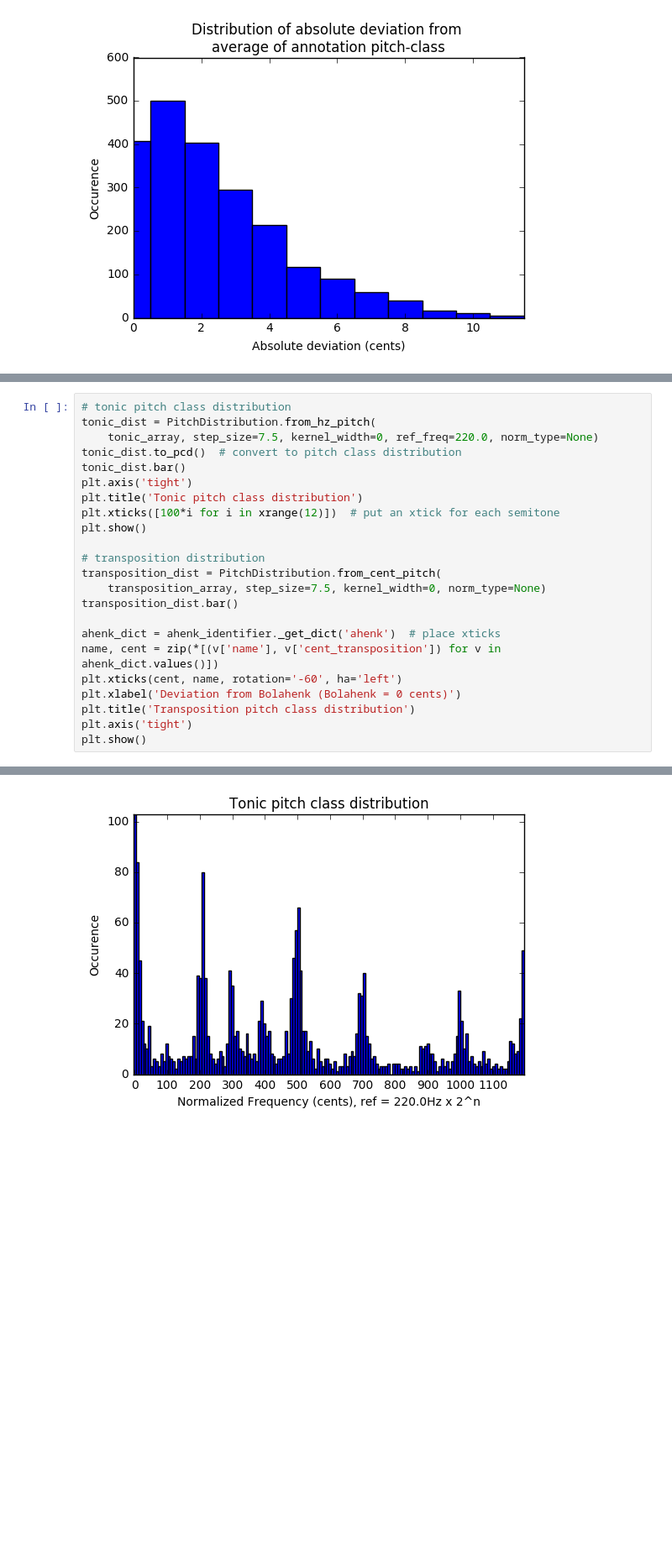
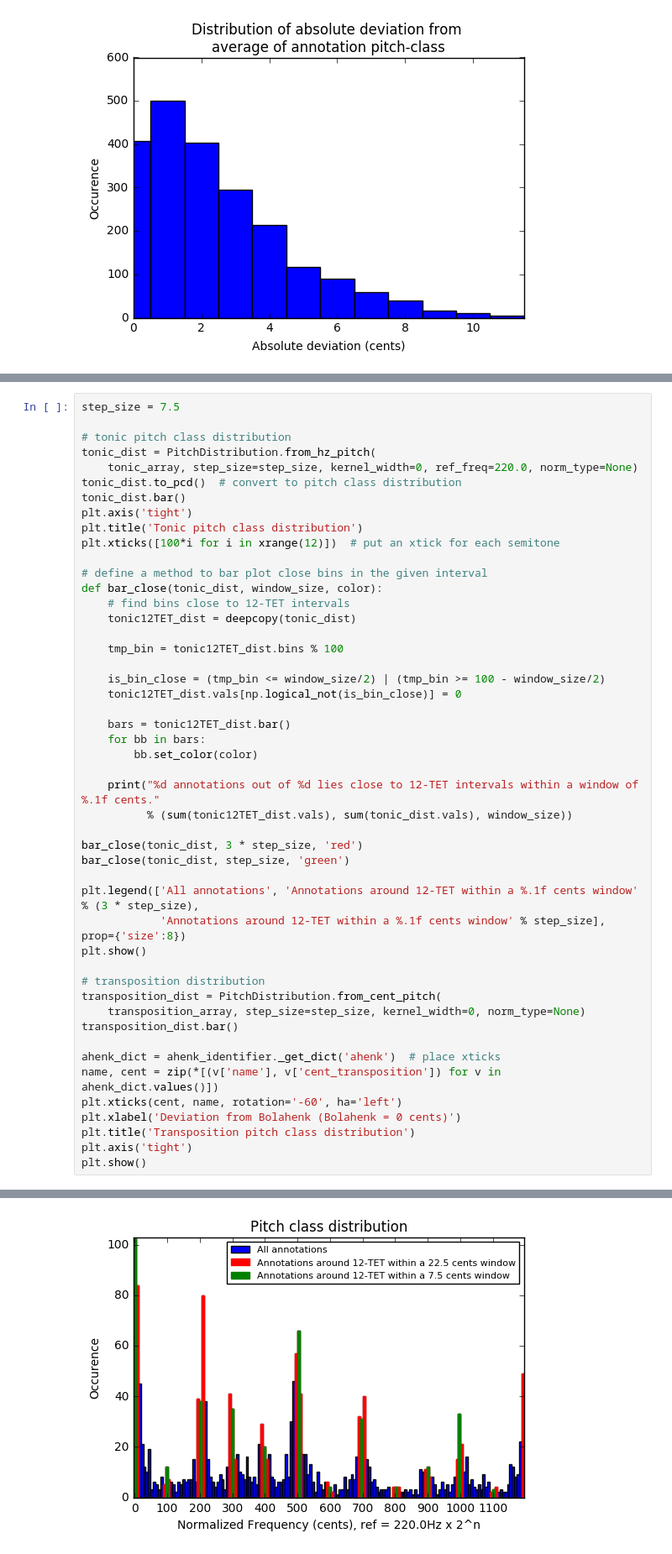
Before and after one commit to MTG/otmm_tonic_dataset, a Jupyter notebook: extras/statistics.ipynb, the cells around one changed output, grey strips where cells are left out. Shown at 84% size. Cells and saved outputs as stored; diff of their text form; blank space fills up the shorter version.

Commit message:
Reporting annotations around 12TET in statistics.ipynb

```diff
--- a/extras/statistics.ipynb
+++ b/extras/statistics.ipynb
@@ -138,17 +145,42 @@ Finally, we plot the distribution of tonic pitch classes and their transposition
 # %%
+step_size = 7.5
+
 # tonic pitch class distribution
 tonic_dist = PitchDistribution.from_hz_pitch(
-    tonic_array, step_size=7.5, kernel_width=0, ref_freq=220.0, norm_type=None)
+    tonic_array, step_size=step_size, kernel_width=0, ref_freq=220.0, norm_type=None)
 tonic_dist.to_pcd()  # convert to pitch class distribution
 tonic_dist.bar()
 plt.axis('tight')
 plt.title('Tonic pitch class distribution')
 plt.xticks([100*i for i in xrange(12)])  # put an xtick for each semitone
+
+# define a method to bar plot close bins in the given interval
+def bar_close(tonic_dist, window_size, color):
+    # find bins close to 12-TET intervals
+    tonic12TET_dist = deepcopy(tonic_dist)
+
+    tmp_bin = tonic12TET_dist.bins % 100
+
+    is_bin_close = (tmp_bin <= window_size/2) | (tmp_bin >= 100 - window_size/2)
+    tonic12TET_dist.vals[np.logical_not(is_bin_close)] = 0
+
+    bars = tonic12TET_dist.bar()
+    for bb in bars:
+        bb.set_color(color)
+
+    print("%d annotations out of %d lies close to 12-TET intervals within a window of %.1f cents."
+          % (sum(tonic12TET_dist.vals), sum(tonic_dist.vals), window_size))
+
+bar_close(tonic_dist, 3 * step_size, 'red')
+bar_close(tonic_dist, step_size, 'green')
+
+plt.legend(['All annotations', 'Annotations around 12-TET within a %.1f cents window' % (3 * step_size),
+            'Annotations around 12-TET within a %.1f cents window' % step_size], prop={'size':8})
 plt.show()
 
 # transposition distribution
 transposition_dist = PitchDistribution.from_cent_pitch(
-    transposition_array, step_size=7.5, kernel_width=0, norm_type=None)
+    transposition_array, step_size=step_size, kernel_width=0, norm_type=None)
 transposition_dist.bar()
 
 ahenk_dict = ahenk_identifier._get_dict('ahenk')  # place xticks
@@ -162,3 +196,3 @@ plt.show()
-[figure, old version]
+[figure, new version]
 [figure]
 # %% [markdown]
```
Also changed, not shown: parts of 5 cells of this notebook.
